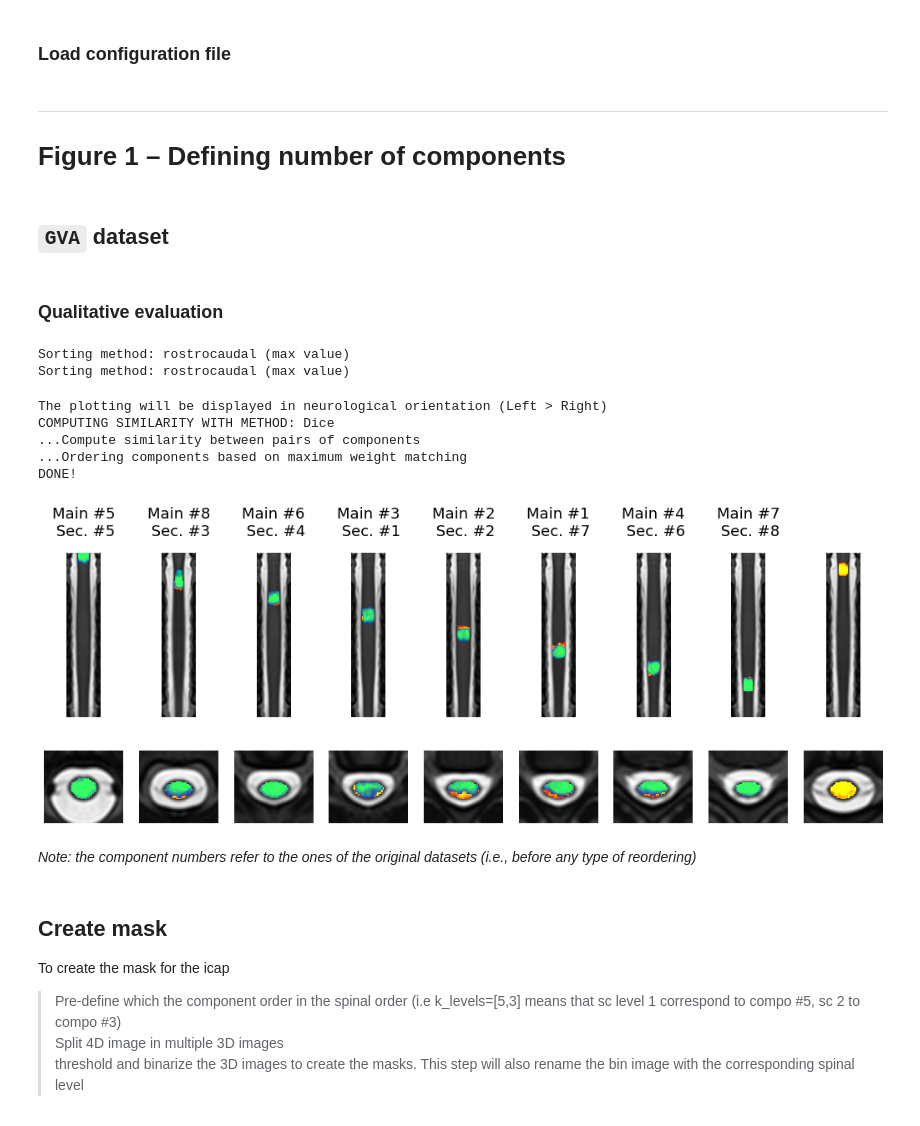
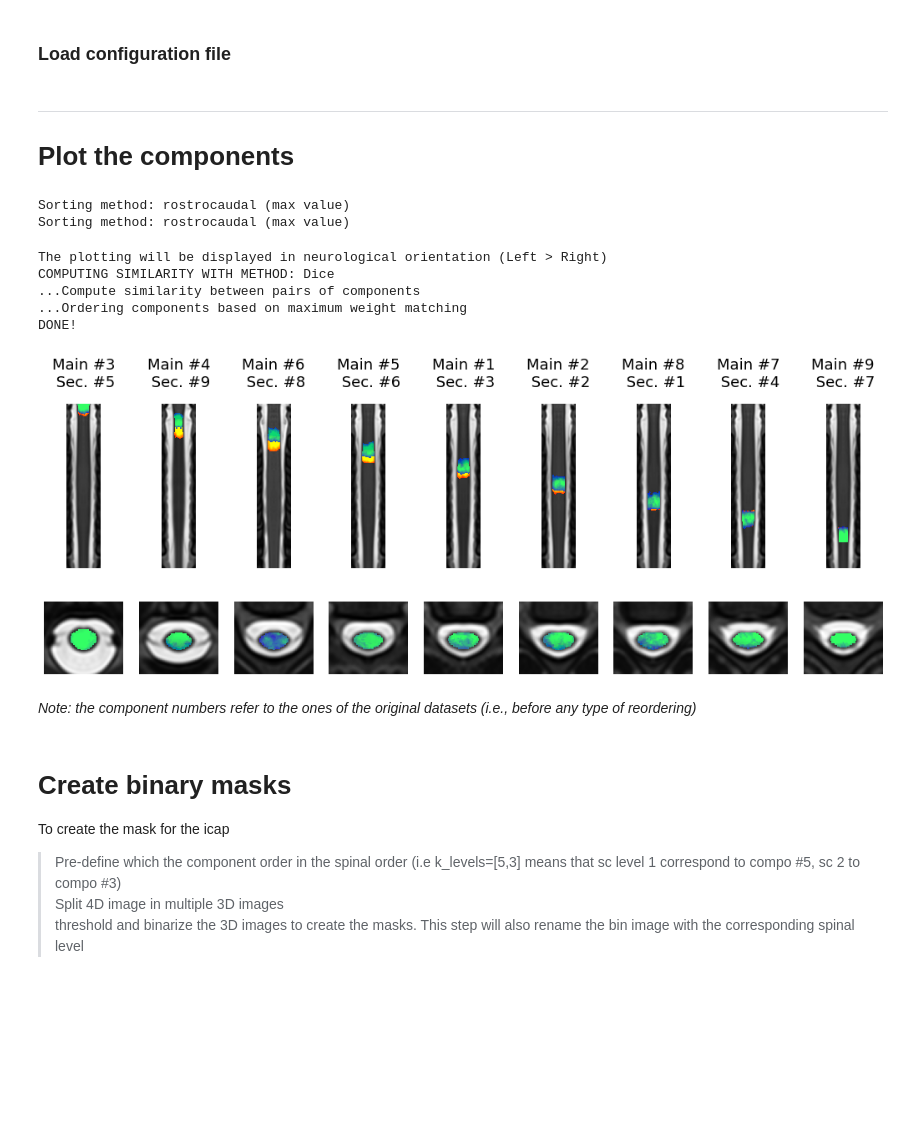
Before and after one commit to NawalK/hc_project_analyses, a Jupyter notebook: notebook/brain_spine/plot_sc_icap.ipynb, the cells around one changed output. Saved outputs shown, nothing was run; the diff lists cells and outputs as text; code cells hidden in the pictures; blank space fills up the shorter version.

Commit message:
new spinal cord masks for seed analyses

```diff
--- a/notebook/brain_spine/plot_sc_icap.ipynb
+++ b/notebook/brain_spine/plot_sc_icap.ipynb
@@ -42,36 +45,32 @@ with open('../../config/config_spine_only_CL.json') as config_file:
 # %% [markdown]
 <hr style="border:1px solid black">
 
-# Figure 1 – Defining number of components
+# Plot the components
-# %% [markdown]
-## `GVA` dataset
-# %% [markdown]
-### Qualitative evaluation
 # %%
 # Define parameters for the dataset to visualize
 # Note: it is possible to look at a single dataset (in that case, just define params1), or to compare two (in that case, also add params2)
 # Each param dict has 3 values: k, dataset and analysis
-params_icap = {'k':8, 'dataset':'brain_sc', 'analysis':'icap', 'lthresh':1.6}
+params_icap = {'k':9, 'dataset':'brain_sc', 'analysis':'icap', 'lthresh':1.6}
 params_icap2 = {'k':9, 'dataset':'mtl', 'analysis':'icap', 'lthresh':1.6}
 
-plotting_ica = Plotting(config,'spinalcord',params1=params_icap2,params2=params_icap)
+plotting_ica = Plotting(config,'spinalcord',params1=params_icap,params2=params_icap2)
 # %% [output]
 Sorting method: rostrocaudal (max value)
 Sorting method: rostrocaudal (max value)
 # %%
 #plotting_robustness_gva.sc_plot(show_spinal_levels=False, k_per_line=5, lthresh=1.6, uthresh=3.5, save_results=True, similarity_method='Dice', template=config['main_dir']+'/templates/PAM50_hc_project/template/T2w_gva_group_mean_resampled.nii.gz')
-plotting_ica.sc_plot(show_spinal_levels=False, k_per_line=9, lthresh=2, uthresh=3.5, save_results=False,similarity_method='Dice')
+plotting_ica.sc_plot(show_spinal_levels=False, k_per_line=9, lthresh=1.6, uthresh=3.5, save_results=False,similarity_method='Dice')
 # %% [output]
 The plotting will be displayed in neurological orientation (Left > Right)
 COMPUTING SIMILARITY WITH METHOD: Dice
 ...Compute similarity between pairs of components
 ...Ordering components based on maximum weight matching
 DONE!
-[figure, old version]
+[figure, new version]
 # %% [markdown]
 _Note: the component numbers refer to the ones of the original datasets (i.e., before any type of reordering)_
 # %% [markdown]
-## Create mask
+# Create binary masks
 To create the mask for the icap
 > Pre-define which the component order in the spinal order (i.e k_levels=[5,3] means that sc level 1 correspond to compo #5, sc 2 to compo #3)
 > Split 4D image in multiple 3D images
```
Also changed, not shown: parts of 4 cells of this notebook, 26 other files.
